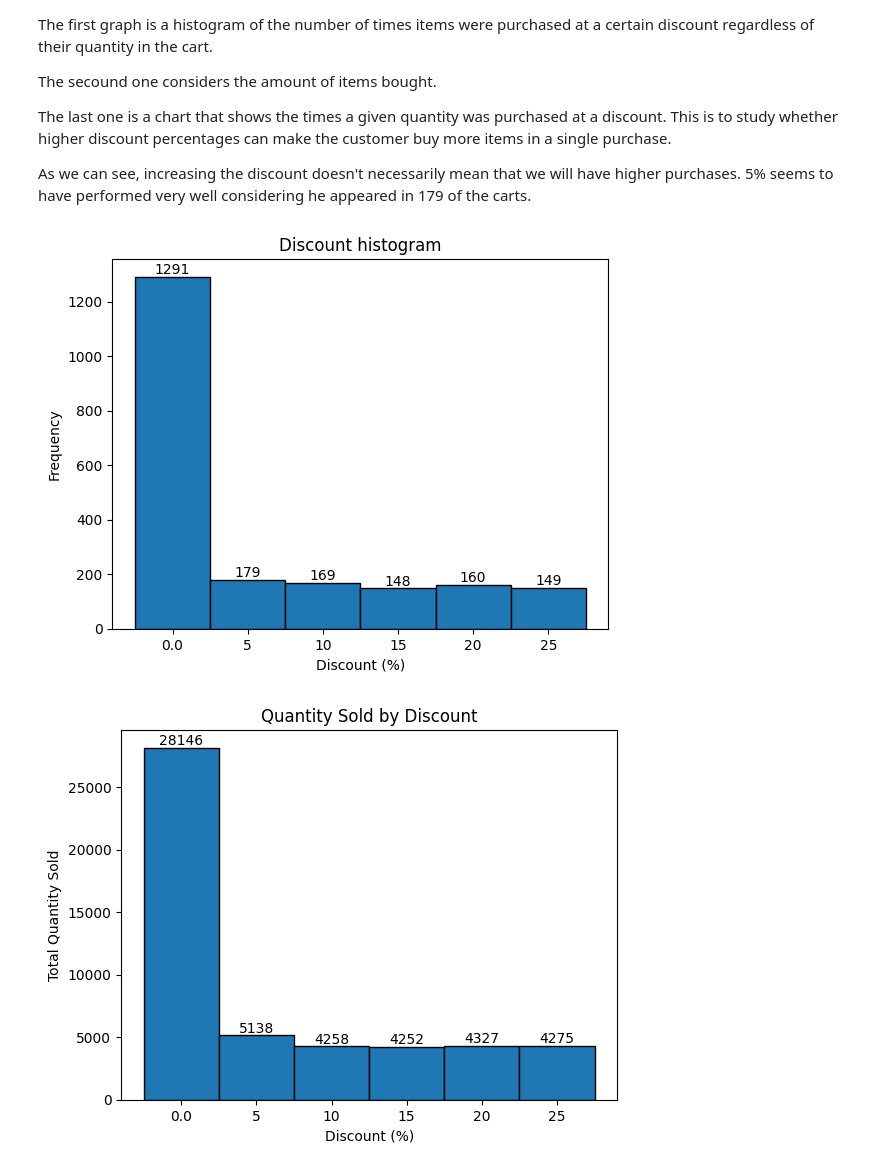
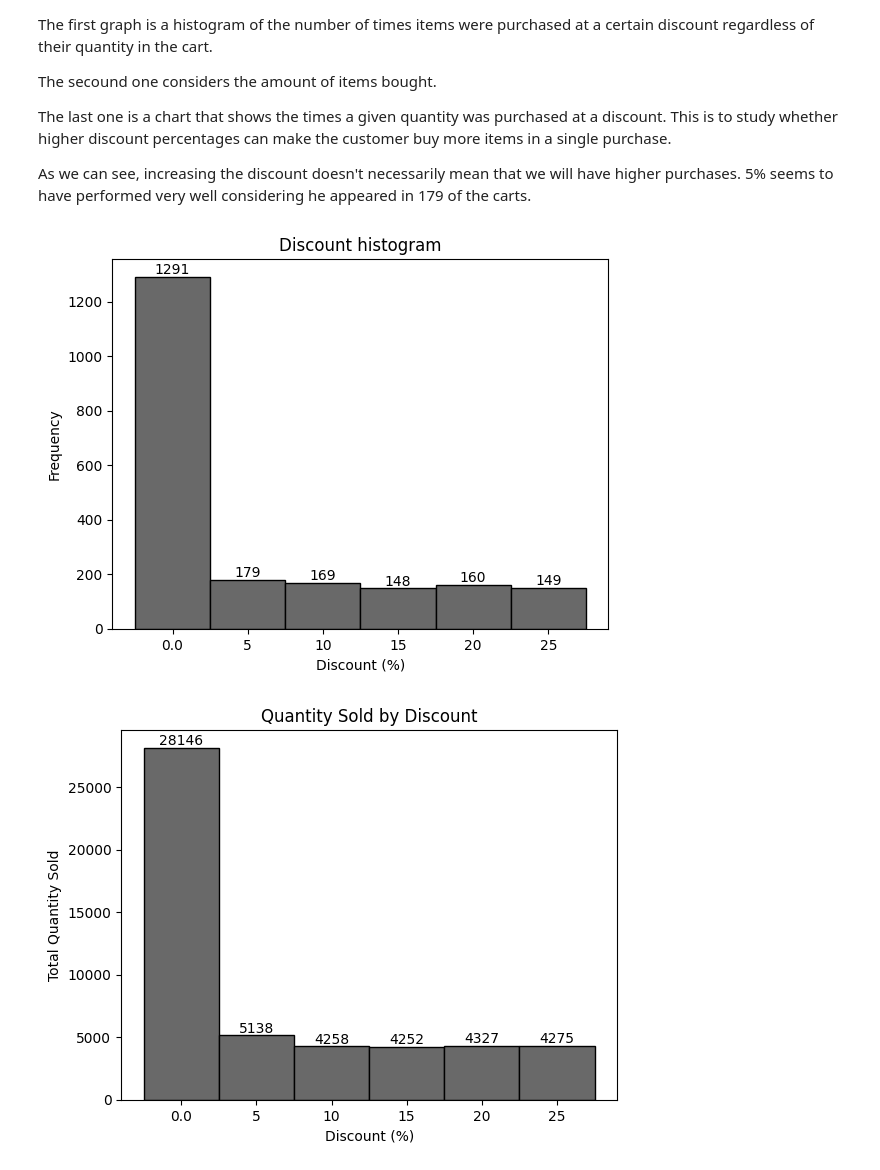
Before and after one commit to IvonLuiz/Analise-de-Dados-Northwind, a Jupyter notebook: analysis.ipynb, the cells around one changed output. Saved outputs shown, nothing was run; the diff lists cells and outputs as text; code cells hidden in the pictures.

```diff
--- a/analysis.ipynb
+++ b/analysis.ipynb
@@ -338,25 +356,0 @@ Let's plot
-# %%
-monthly_product_sales = sales_data.groupby(['year_month', 'product_name'])['quantity'].sum().reset_index()
-monthly_product_sales = monthly_product_sales.sort_values(['year_month', 'quantity'], ascending=[True, False])
-
-# Get unique products and assign unique colors
-unique_products = monthly_product_sales['product_name'].unique()
-num_unique_products = len(unique_products)
-colors = sns.color_palette('pastel', n_colors=num_unique_products)
-product_color_mapping = dict(zip(unique_products, colors))
-
-# Iterar sobre cada mês, plotar o top 5 produtos e mostrar o gráfico
-for month in monthly_product_sales['year_month'].unique():
-    monthly_data = monthly_product_sales[monthly_product_sales['year_month'] == month].head(10)
-
-    plt.figure(figsize=(10, 6))
-    for i, (_, data) in enumerate(monthly_data.iterrows()):
-        product_color = product_color_mapping[data['product_name']]
-        plt.bar(data['product_name'], data['quantity'], color=product_color, edgecolor='black')
-
-    plt.xlabel('Product')
-    plt.ylabel('Quantity')
-    plt.title(f'Top 5 Products Sold in {month}')
-    plt.xticks(rotation=45)
-    plt.tight_layout()
-    plt.show()
@@ -394,7 +408,7 @@ bins = [0.0, 5, 10, 15, 20, 25, 30]
 bar_positions = [bin_start + (bin_end - bin_start) / 2 for bin_start, bin_end in zip(bins[:-1], bins[1:])]
 
 # Histogram
-hist, edges, _ = plt.hist(discount_percentage, bins=bins, edgecolor='black', align='mid')  # Definir o alinhamento das barras
+hist, edges, _ = plt.hist(discount_percentage, bins=bins, color='dimgrey', edgecolor='black', align='mid')  # Definir o alinhamento das barras
 
 plt.xlabel('Discount (%)')
 plt.ylabel('Frequency')
@@ -414,34 +428,34 @@ plt.show()
 quantity_by_discount = []
 for bin_start, bin_end in zip(bins[:-1], bins[1:]):
     mask = (discount_percentage >= bin_start) & (discount_percentage < bin_end)
     total_quantity = np.sum(quantity_sold[mask])
     quantity_by_discount.append(total_quantity)
 
 # Create the bar chart
-plt.bar(bar_positions, quantity_by_discount, width=np.diff(bins), align='center', edgecolor='black')
+plt.bar(bar_positions, quantity_by_discount, width=np.diff(bins), align='center', color='dimgrey', edgecolor='black')
 
 # Add labels and title
 plt.xlabel('Discount (%)')
 plt.ylabel('Total Quantity Sold')
 plt.title('Quantity Sold by Discount')
 
 # Adjust x-axis labels
 plt.xticks(bar_positions, bins[:-1])
 # Add values to the bars
 for bar_x, bar_height in zip(bar_positions, quantity_by_discount):
     plt.text(bar_x, bar_height, str(int(bar_height)), ha='center', va='bottom')
 
 
 # Create a scatter plot
 plt.figure(figsize=(10, 10))
 sns.scatterplot(x=discount_percentage, y=quantity_sold, alpha=0.3)
 plt.xlabel('Discount Percentage')
 plt.ylabel('Quantity Sold')
 plt.title('Discount Percentage vs. Quantity sold per Purchase')
 plt.grid(True)
 
 plt.show()
 # %% [output]
-[figure, old version]
+[figure, new version]
-[figure, old version]
+[figure, new version]
 [figure]
```
Also changed, not shown: parts of 9 cells of this notebook, 1 other file.
